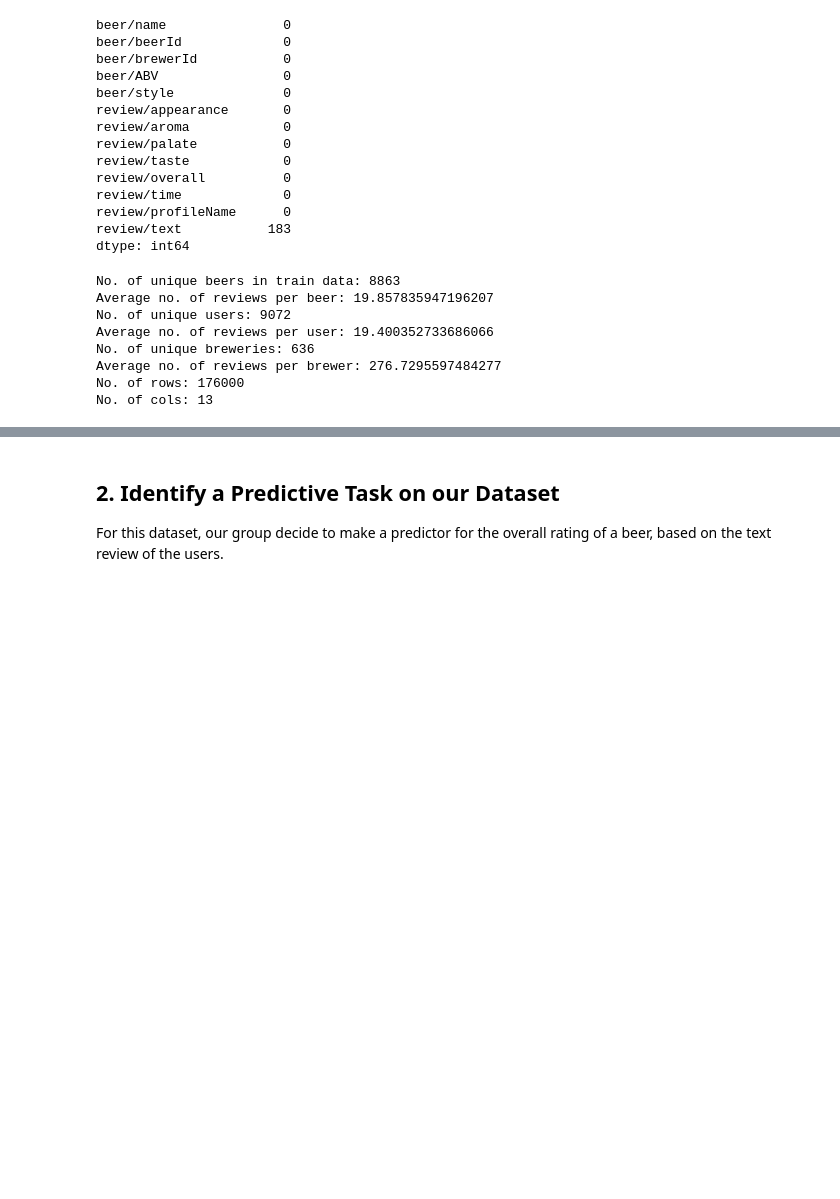
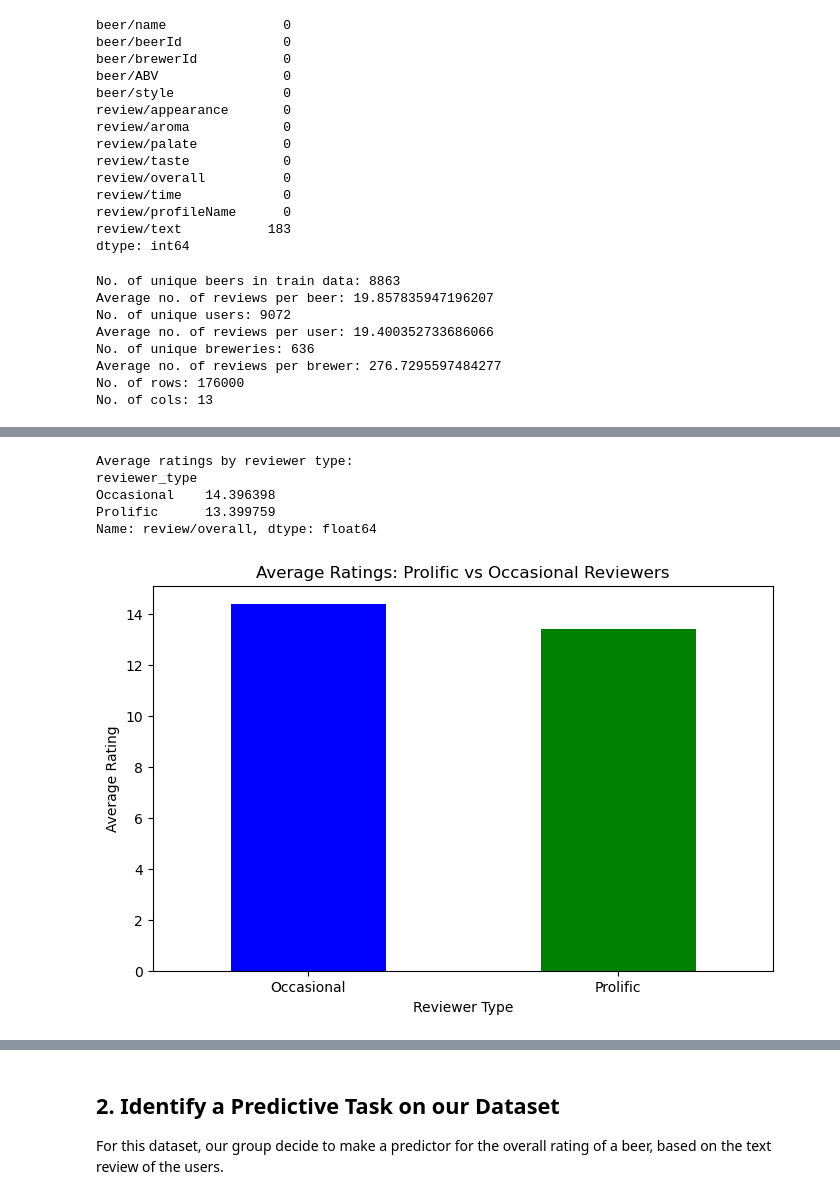
Before and after one commit to aaravtiku/Assignment2_CSE158, a Jupyter notebook: Assignment2.ipynb, the cells around one changed output, grey strips where cells are left out. Saved outputs shown, nothing was run; the diff lists cells and outputs as text; code cells hidden in the pictures; blank space fills up the shorter version.

```diff
--- a/Assignment2.ipynb
+++ b/Assignment2.ipynb
@@ -211,0 +321,30 @@ No. of cols: 13
+# %%
+user_review_counts = train_df.groupby('review/profileName').size().reset_index(name='review_count')
+
+train_df = train_df.merge(user_review_counts, on='review/profileName')
+
+threshold = 10
+train_df['reviewer_type'] = train_df['review_count'].apply(
+    lambda x: 'Prolific' if x > threshold else 'Occasional'
+)
+
+average_ratings = train_df.groupby('reviewer_type')['review/overall'].mean()
+
+print("Average ratings by reviewer type:")
+print(average_ratings)
+
+import matplotlib.pyplot as plt
+
+average_ratings.plot(kind='bar', color=['blue', 'green'], figsize=(8, 5))
+plt.title("Average Ratings: Prolific vs Occasional Reviewers")
+plt.ylabel("Average Rating")
+plt.xlabel("Reviewer Type")
+plt.xticks(rotation=0)
+plt.show()
+# %% [output]
+Average ratings by reviewer type:
+reviewer_type
+Occasional    14.396398
+Prolific      13.399759
+Name: review/overall, dtype: float64
+[figure, added]
```
Also changed, not shown: parts of 9 cells of this notebook, 1 other file.
